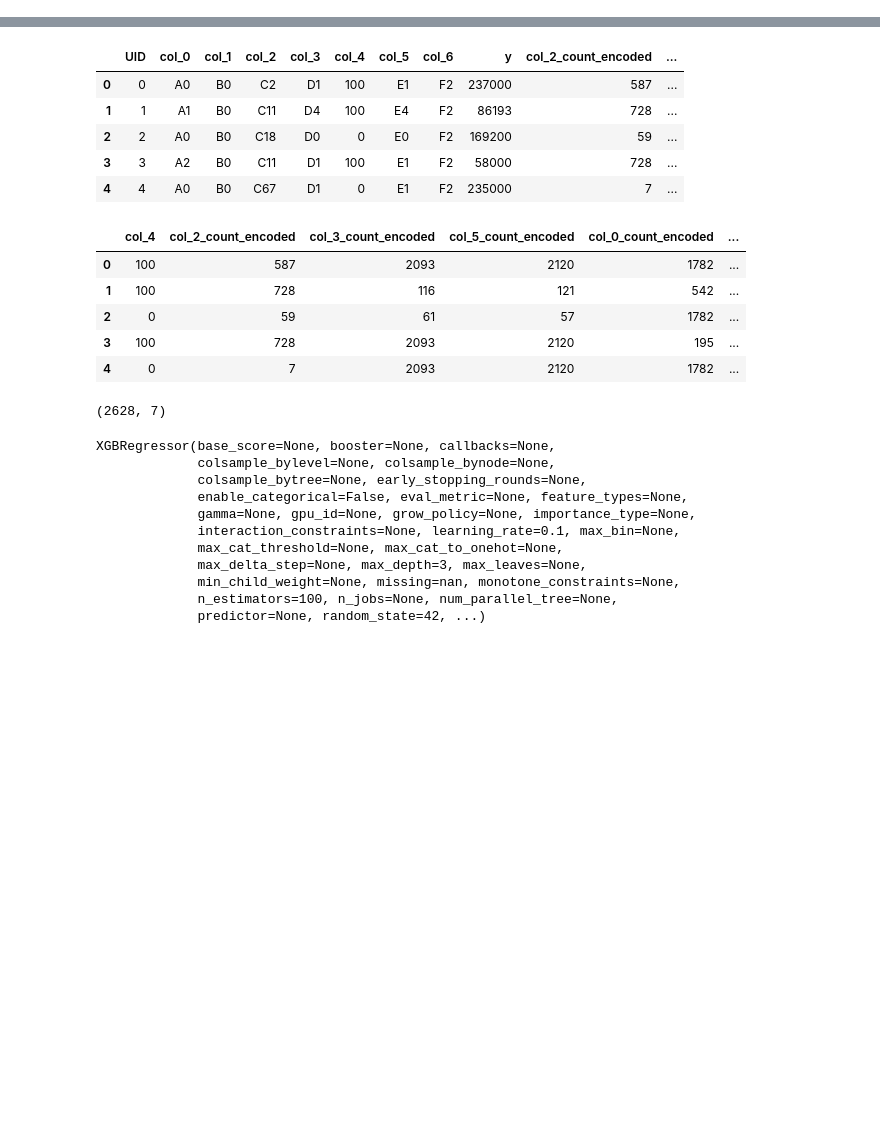
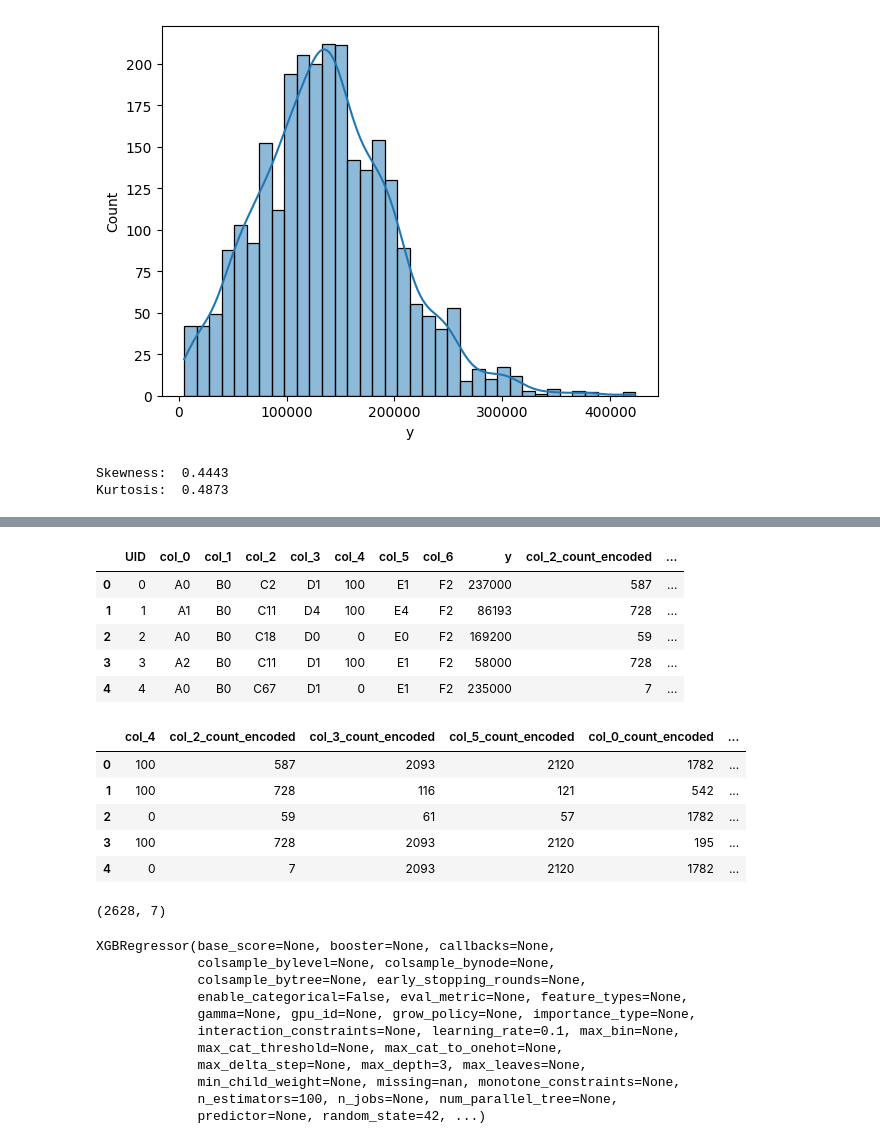
Before and after one commit to Mubassir1820/Kaggle_competition, a Jupyter notebook: Kaggle_comp.ipynb, the cells around one changed output, grey strips where cells are left out. Drawn from its saved outputs; the diff is of its cells as text; code cells hidden in the pictures; blank space fills up the shorter version.

```diff
--- a/Kaggle_comp.ipynb
+++ b/Kaggle_comp.ipynb
@@ -200,0 +3,39 @@ dtype: int64
+# %%
+import pandas as pd
+import numpy as np
+import warnings
+warnings.filterwarnings('ignore')
+
+# For local run
+# train = pd.read_csv('train.csv')
+# test = pd.read_csv('test.csv')
+
+# For Kaggle run
+train = pd.read_csv('train.csv')
+test = pd.read_csv('test.csv')
+
+# Extract target column, the SalePrice
+target = train.columns.to_list()[-1]
+train_target = train[target]
+
+# Extract Id column, then drop it
+train_id = train['UID']
+test_id = test['UID']
+train.drop('UID', axis=1, inplace=True)
+test.drop('UID', axis=1, inplace=True)
+
+# Set random seed
+random_seed = 1
+# %%
+import matplotlib.pyplot as plt
+import seaborn as sns
+import plotly.graph_objects as go
+
+sns.histplot(train[target], kde=True)
+plt.show()
+print('Skewness: ', f'{train[target].skew():.4f}')
+print('Kurtosis: ', f'{train[target].kurt():.4f}')
+# %% [output]
+[figure, added]
+Skewness:  0.4443
+Kurtosis:  0.4873
```
Also changed, not shown: parts of 45 cells of this notebook.
